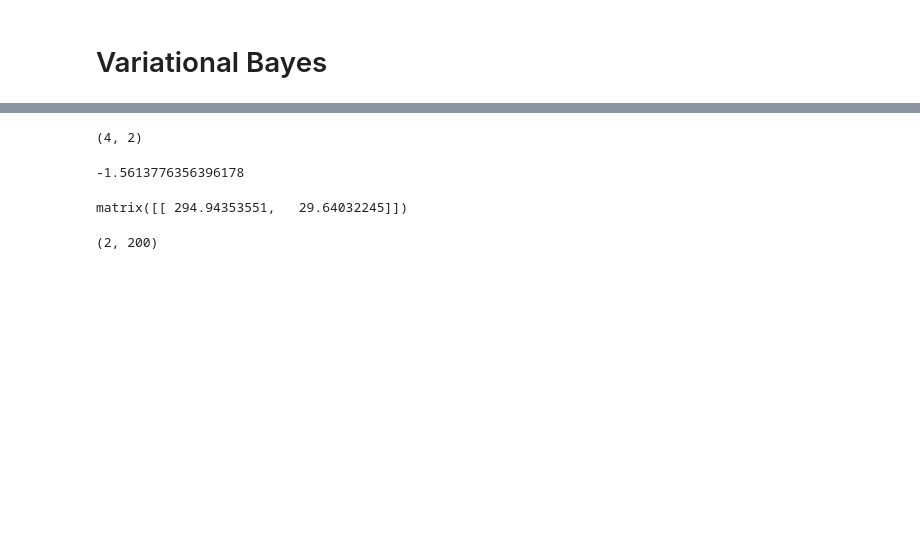
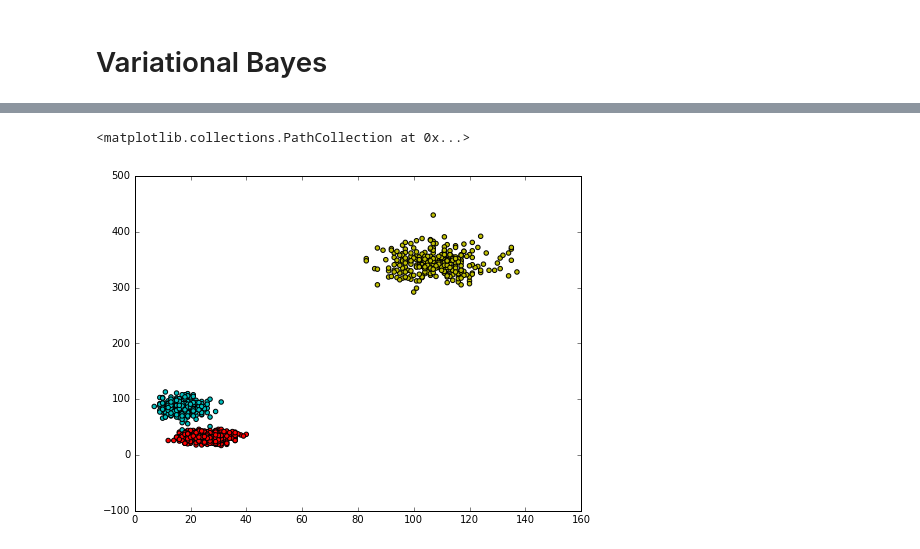
Before and after one commit to tomoya-sasaki/Code_Tips, a Jupyter notebook: Algorithm/Poisson-Mixture-Model/PMM-VB.ipynb, the cells around one changed output, grey strips where cells are left out. Drawn from its saved outputs; the diff is of its cells as text; code cells hidden in the pictures; blank space fills up the shorter version.

```diff
--- a/Algorithm/Poisson-Mixture-Model/PMM-VB.ipynb
+++ b/Algorithm/Poisson-Mixture-Model/PMM-VB.ipynb
@@ -70,11 +93,18 @@ def updata_pi(alpha, Z, K):
 # %%
 # initialization
 D, N = data.shape
-K = 4
+K = 8
 alpha = 100 * np.mat(np.ones(K)[:, np.newaxis])
 Z  = np.mat(np.array([np.random.multinomial(1, np.ones(K)/K, size=1) for i in range(N)])).T
 lambda_ = np.mat([np.random.gamma(a, b)for i in range(K)])
-pi = np.mat(np.random.rand(K,1))
-pi /= pi.sum()
+pi, alpha = update_pi(alpha, Z, K)
+gamma_param = update_lambda(a, b, data, Z, D)
 
-pi = updata_pi(alpha, Z, K)
+# inference
+for i in range(100):
+    # E-Step
+    Z_expt = update_z(data, K, pi, alpha, gamma_param)
+
+    # M-Step
+    pi, alpha = update_pi(alpha, Z_expt, K)
+    gamma_param = update_lambda(a, b, data, Z_expt, D)
@@ -162,15 +110,0 @@ alpha[k, 0]
-# %%
-#def update_z(data, K, lambda_, pi):
-D, N = data.shape
-Z_new = np.mat(np.zeros((K, N)))
-pi_temp = np.mat(np.zeros((K, N)))
-expsum_temp = np.mat(np.zeros((K, N)))
-
-for n in range(N):
-    for k in range(K):
-        lambda_k = lambda_[k, :]
-
-        for d in range(D):
-            expsum_temp[k,n] += data[d, n] * np.log(lambda_[k, d]) - lambda_[k, d]
-
-        pi_temp[k, n] = np.log(pi[k][0,0])  + expsum_temp[k,n]
@@ -243,16 +111,16 @@ matrix([[ 441.7009863],
-# %%
-lambda_.shape
-# %% [output]
-(4, 2)
-# %%
-np.log(pi[k][0,0])
-# %% [output]
--1.5613776356396178
-# %%
-lambda_[k, :]
-# %% [output]
-matrix([[ 294.94353551,   29.64032245]])
-# %%
-data.shape
-# %% [output]
-(2, 200)
+# %%
+infered_cat = [np.argmax(np.squeeze(np.asarray(Z_expt[:, i]))) for i in range(N)]
+# %%
+colorlist = ["r", "g", "b", "y", "c", "k", "m", "w"]
+infered_cat_color = [colorlist[k] for k in infered_cat]
+
+data_x = [] ; data_y = []
+for i in range(N):
+    data_x.append(data[0, i])
+    data_y.append(data[1, i])
+
+plt.rcParams['figure.figsize'] = (8, 6)
+plt.scatter(data_x, data_y, c=infered_cat_color)
+# %% [output]
+<matplotlib.collections.PathCollection at 0x...>
+[figure, added]
```
Also changed, not shown: parts of 39 cells of this notebook.
